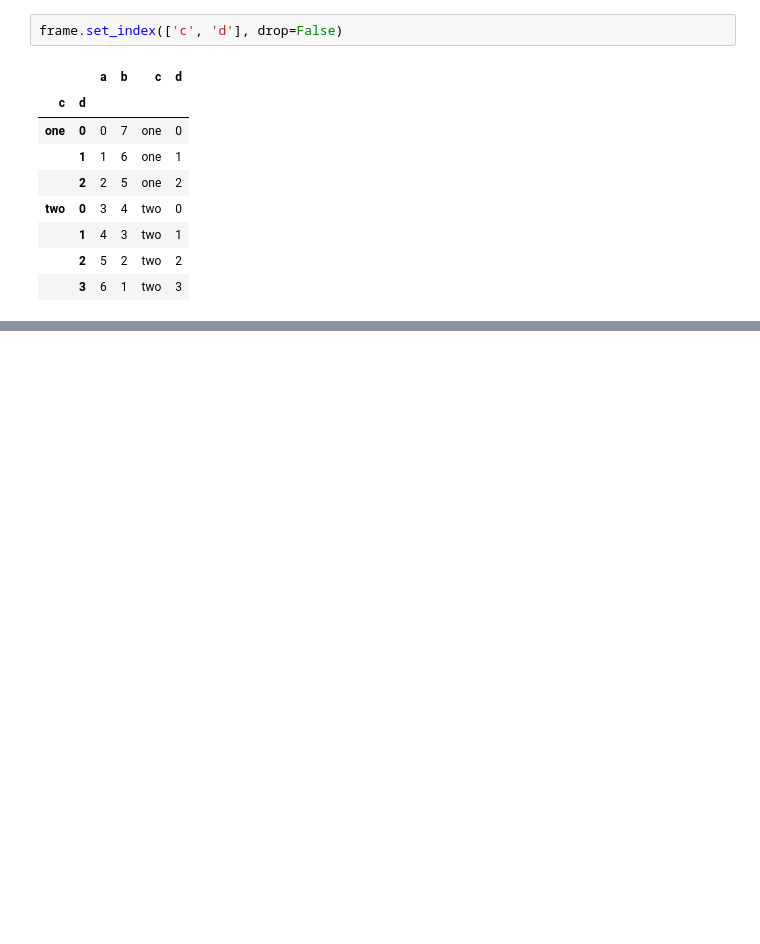
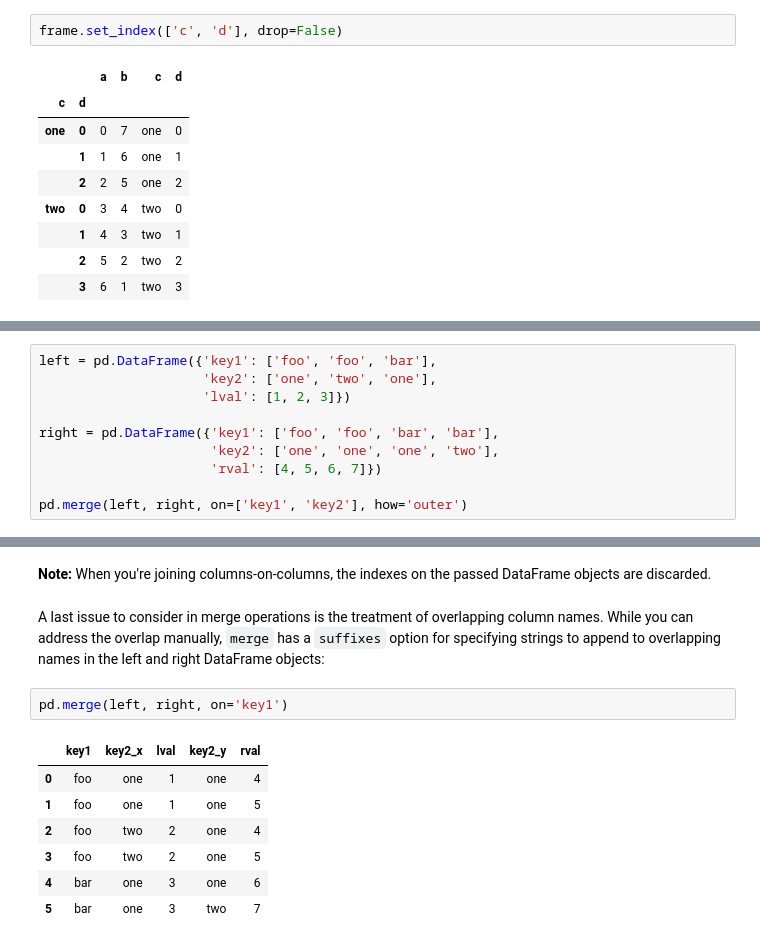
Before and after one commit to colinat/pandas, a Jupyter notebook: datawrang.ipynb, the cells around one changed output, grey strips where cells are left out. Saved outputs shown, nothing was run; the diff lists cells and outputs as text; blank space fills up the shorter version.

```diff
--- a/datawrang.ipynb
+++ b/datawrang.ipynb
@@ -239,0 +414,10 @@ frame.set_index(['c', 'd'], drop=False)
+# %%
+left = pd.DataFrame({'key1': ['foo', 'foo', 'bar'],
+                     'key2': ['one', 'two', 'one'],
+                     'lval': [1, 2, 3]})
+
+right = pd.DataFrame({'key1': ['foo', 'foo', 'bar', 'bar'],
+                      'key2': ['one', 'one', 'one', 'two'],
+                      'rval': [4, 5, 6, 7]})
+
+pd.merge(left, right, on=['key1', 'key2'], how='outer')
@@ -239,0 +431,14 @@ frame.set_index(['c', 'd'], drop=False)
+# %% [markdown]
+**Note:** When you're joining columns-on-columns, the indexes on the passed DataFrame objects are discarded.
+# %% [markdown]
+A last issue to consider in merge operations is the treatment of overlapping column names. While you can address the overlap manually, `merge` has a `suffixes` option for specifying strings to append to overlapping names in the left and right DataFrame objects:
+# %%
+pd.merge(left, right, on='key1')
+# %% [output]
+|  | key1 | key2_x | lval | key2_y | rval |
+| 0 | foo | one | 1 | one | 4 |
+| 1 | foo | one | 1 | one | 5 |
+| 2 | foo | two | 2 | one | 4 |
+| 3 | foo | two | 2 | one | 5 |
+| 4 | bar | one | 3 | one | 6 |
+| 5 | bar | one | 3 | two | 7 |
```
Also changed, not shown: parts of 34 cells of this notebook, 2 other files.
